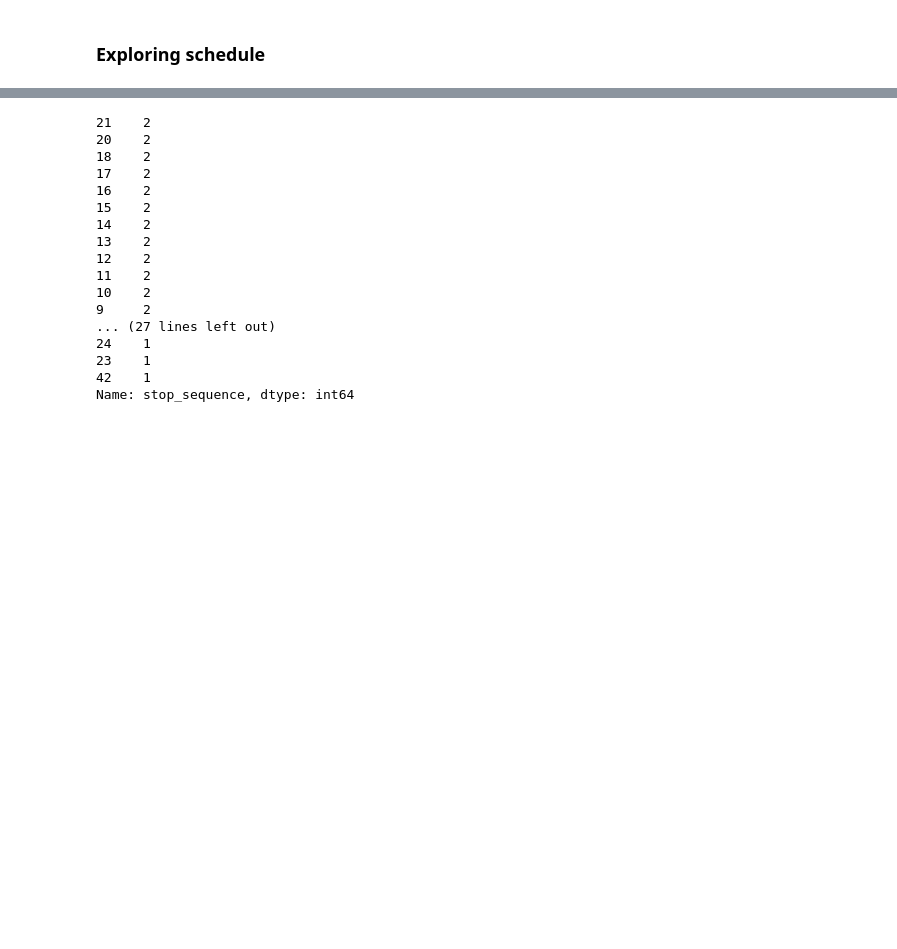
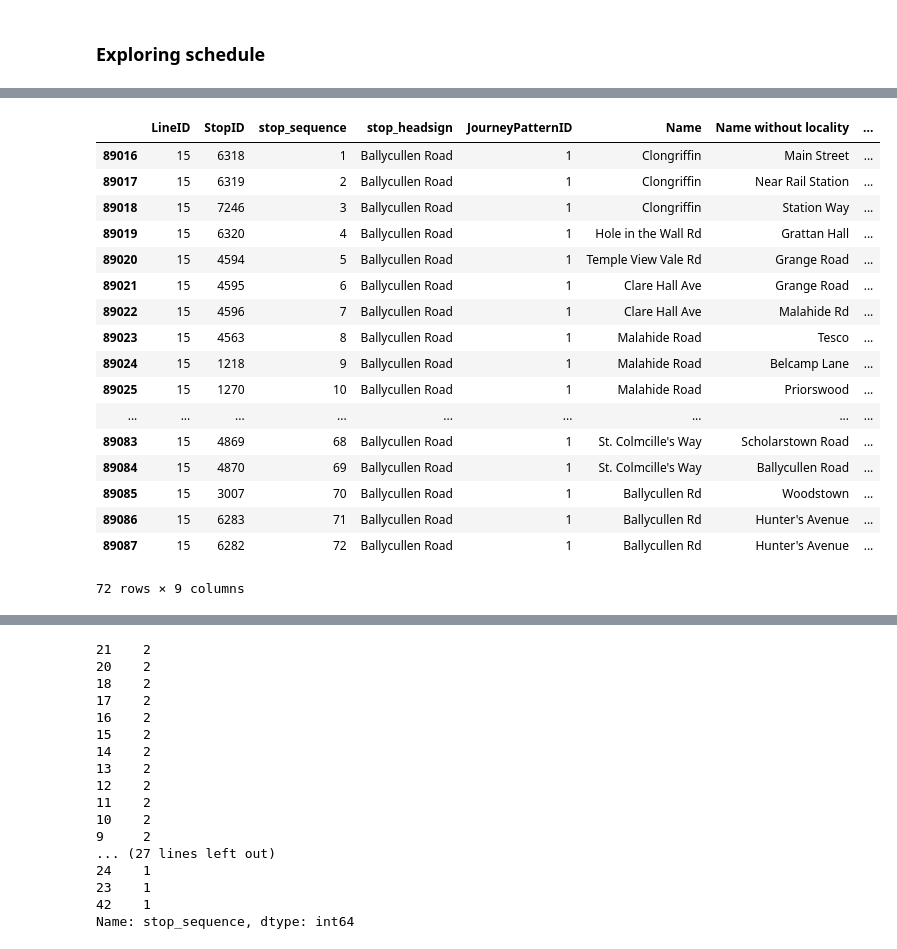
Before and after one commit to brokenloop/Research_practicum_2017, a Jupyter notebook: Data Analysis/Eoghan/Routestations - 2.ipynb, the cells around one changed output, grey strips where cells are left out. Cells and saved outputs as stored; diff of their text form; code cells hidden in the pictures; blank space fills up the shorter version.

```diff
--- a/Data Analysis/Eoghan/Routestations - 2.ipynb
+++ b/Data Analysis/Eoghan/Routestations - 2.ipynb
@@ -53,0 +212,4 @@ schedule['StopID'] = schedule['StopID'].astype('int64')
+# %%
+reduced_outbound = outbound[['LineID','StopID','stop_sequence','stop_headsign','JourneyPatternID','Name','Name without locality','Lat','Long']]
+# %%
+reduced_outbound = reduced_outbound.drop_duplicates()
@@ -53,0 +218,23 @@ schedule['StopID'] = schedule['StopID'].astype('int64')
+# %%
+#######!!!!!! <---------- return to here -------------->
+#15A,15B is dodgy
+reduced_outbound[(reduced_outbound.LineID == "15")]
+# %% [output]
+|  | LineID | StopID | stop_sequence | stop_headsign | JourneyPatternID | Name | Name without locality | ... |
+| 89016 | 15 | 6318 | 1 | Ballycullen Road | 1 | Clongriffin | Main Street | ... |
+| 89017 | 15 | 6319 | 2 | Ballycullen Road | 1 | Clongriffin | Near Rail Station | ... |
+| 89018 | 15 | 7246 | 3 | Ballycullen Road | 1 | Clongriffin | Station Way | ... |
+| 89019 | 15 | 6320 | 4 | Ballycullen Road | 1 | Hole in the Wall Rd | Grattan Hall | ... |
+| 89020 | 15 | 4594 | 5 | Ballycullen Road | 1 | Temple View Vale Rd | Grange Road | ... |
+| 89021 | 15 | 4595 | 6 | Ballycullen Road | 1 | Clare Hall Ave | Grange Road | ... |
+| 89022 | 15 | 4596 | 7 | Ballycullen Road | 1 | Clare Hall Ave | Malahide Rd | ... |
+| 89023 | 15 | 4563 | 8 | Ballycullen Road | 1 | Malahide Road | Tesco | ... |
+| 89024 | 15 | 1218 | 9 | Ballycullen Road | 1 | Malahide Road | Belcamp Lane | ... |
+| 89025 | 15 | 1270 | 10 | Ballycullen Road | 1 | Malahide Road | Priorswood | ... |
+| ... | ... | ... | ... | ... | ... | ... | ... | ... |
+| 89083 | 15 | 4869 | 68 | Ballycullen Road | 1 | St. Colmcille's Way | Scholarstown Road | ... |
+| 89084 | 15 | 4870 | 69 | Ballycullen Road | 1 | St. Colmcille's Way | Ballycullen Road | ... |
+| 89085 | 15 | 3007 | 70 | Ballycullen Road | 1 | Ballycullen Rd | Woodstown | ... |
+| 89086 | 15 | 6283 | 71 | Ballycullen Road | 1 | Ballycullen Rd | Hunter's Avenue | ... |
+| 89087 | 15 | 6282 | 72 | Ballycullen Road | 1 | Ballycullen Rd | Hunter's Avenue | ... |
+72 rows × 9 columns
```
Also changed, not shown: parts of 25 cells of this notebook.
